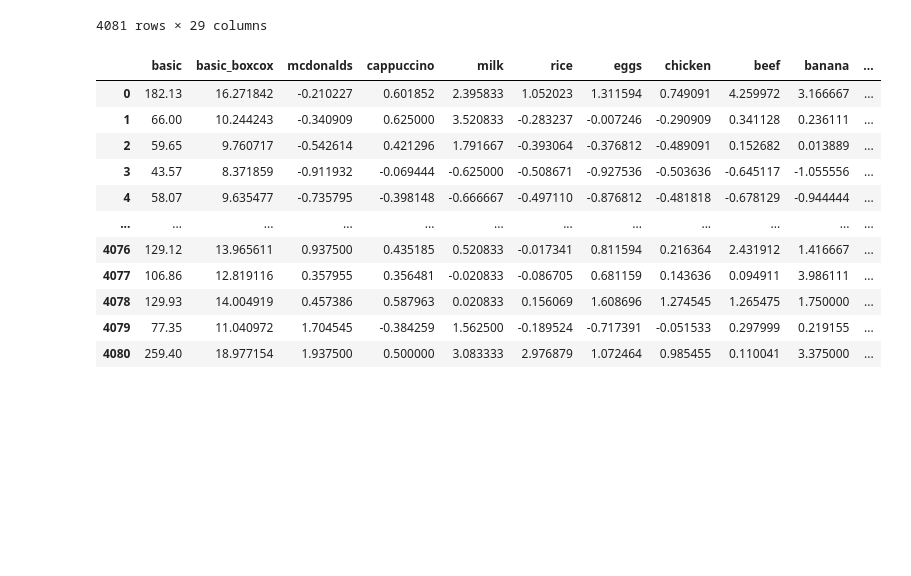
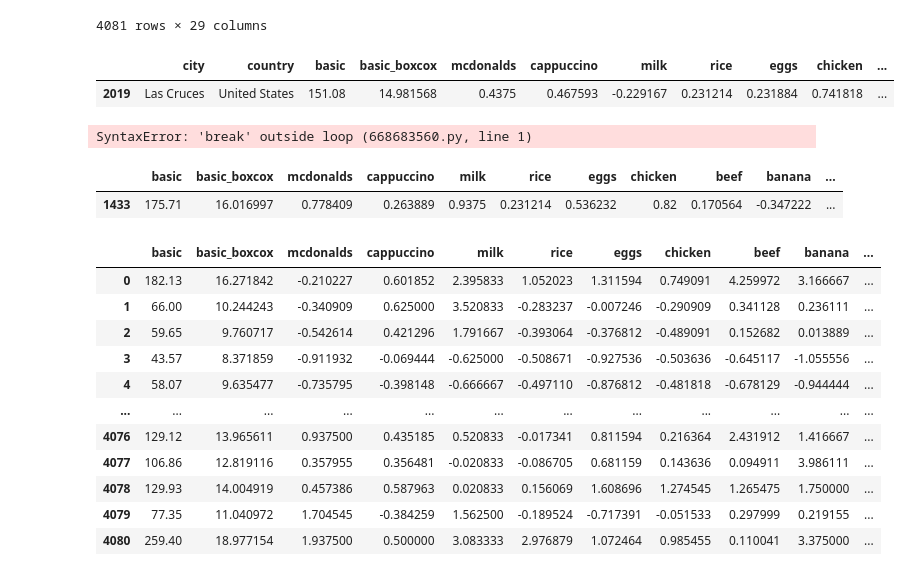
Before and after one commit to Adalab/promo-d-da-modulo1-sprint2-Paloma_Paula_Iris, a Jupyter notebook: regresion_lineal/8_encoding.ipynb, the cells around one changed output. Cells and saved outputs as stored; diff of their text form; code cells hidden in the pictures; blank space fills up the shorter version.

```diff
--- a/regresion_lineal/8_encoding.ipynb
+++ b/regresion_lineal/8_encoding.ipynb
@@ -70,7 +70,21 @@ df
 4081 rows × 29 columns
 # %%
 paises_codes = df[['country', 'country_encod']]
+# %%
+df.sample()
+# %% [output]
+|  | city | country | basic | basic_boxcox | mcdonalds | cappuccino | milk | rice | eggs | chicken | ... |
+| 2019 | Las Cruces | United States | 151.08 | 14.981568 | 0.4375 | 0.467593 | -0.229167 | 0.231214 | 0.231884 | 0.741818 | ... |
 # %%
 paises_codes.to_csv('../archivos/codigos_paises.csv')
+# %%
+break
+# %% [output]
+SyntaxError: 'break' outside loop (668683560.py, line 1)
 # %%
 df.drop(['city', 'country'], axis = 1, inplace = True)
+# %%
+df.sample()
+# %% [output]
+|  | basic | basic_boxcox | mcdonalds | cappuccino | milk | rice | eggs | chicken | beef | banana | ... |
+| 1433 | 175.71 | 16.016997 | 0.778409 | 0.263889 | 0.9375 | 0.231214 | 0.536232 | 0.82 | 0.170564 | -0.347222 | ... |
```
Also changed, not shown: parts of 3 cells of this notebook, 5 other files.
